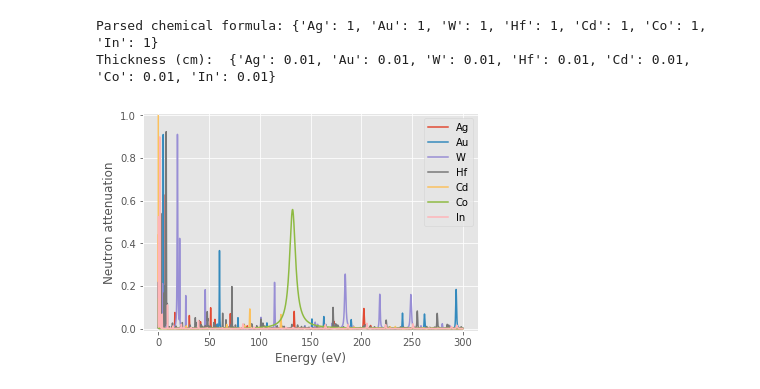
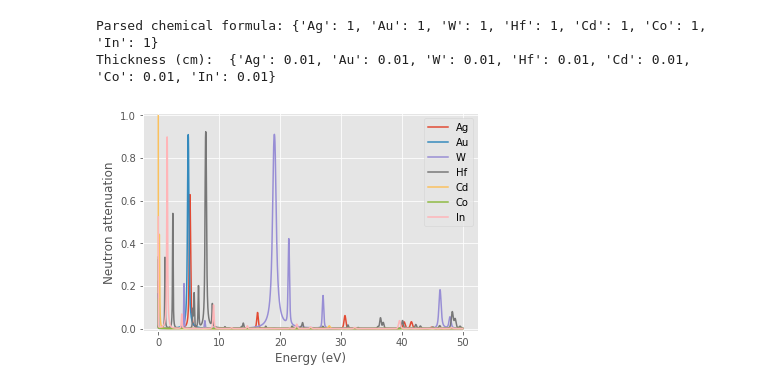
Before and after one commit to yuxuan-zhang/ERNI, a Jupyter notebook: plot.ipynb, the cells around one changed output. Saved outputs shown, nothing was run; the diff lists cells and outputs as text; code cells hidden in the pictures.

```diff
--- a/plot.ipynb
+++ b/plot.ipynb
@@ -14,7 +14,7 @@ _input_formula = 'AgAuWHfCdCoCdIn'  # input('Please input the chemicals? ')
 _input_thick_mm = 0.1  # float(input('Please input the thickness in mm : '))
 _input_thick_cm = _input_thick_mm/10
 _database = 'ENDF_VIII'
-energy_max = 300  # max incident energy in eV
+energy_max = 50  # max incident energy in eV
 energy_min = 0  # min incident energy in eV
 energy_sub = 100
 sub_x = energy_sub * (energy_max - energy_min)  # subdivided new x-axis
@@ -226,31 +226,31 @@ if _plot_or_not == 'Y':
         _y_words = 'Neutron attenuation'
 
     ### Determine x y axis values
     if _plot_mixed == 'Y':
         if _trans_y_axis == 'Y':
             _y_axis = y_trans_tot
         else:
             _y_axis = 1 - y_trans_tot
         plt.plot(_x_axis, _y_axis, label=_input_formula)
 
     if _plot_each_ele_contribution == 'Y':
         for _ele in elements:
             _y_each_axis = y_ele_dict[_ele]
             plt.plot(_x_axis, _y_each_axis, label=_ele)
 
     if _plot_each_iso_contribution == 'Y':
         for _ele in elements:
             for _iso in isotopes_dict[_ele]:
                 _y_each_axis = y_iso_dicts[_ele][_iso]
                 plt.plot(_x_axis, _y_each_axis, label=_iso)
 #     if _energy_x_axis != 'Y':
 #     plt.xlim(0, 0.1)
     plt.ylim(-0.01, 1.01)
     plt.xlabel(_x_words)
     plt.ylabel(_y_words)
     plt.legend(loc='best')
     plt.show()
 # %% [output]
 Parsed chemical formula: {'Ag': 1, 'Au': 1, 'W': 1, 'Hf': 1, 'Cd': 1, 'Co': 1, 'In': 1}
 Thickness (cm):  {'Ag': 0.01, 'Au': 0.01, 'W': 0.01, 'Hf': 0.01, 'Cd': 0.01, 'Co': 0.01, 'In': 0.01}
-[figure, old version]
+[figure, new version]
```
Also changed, not shown: 7 other files.
